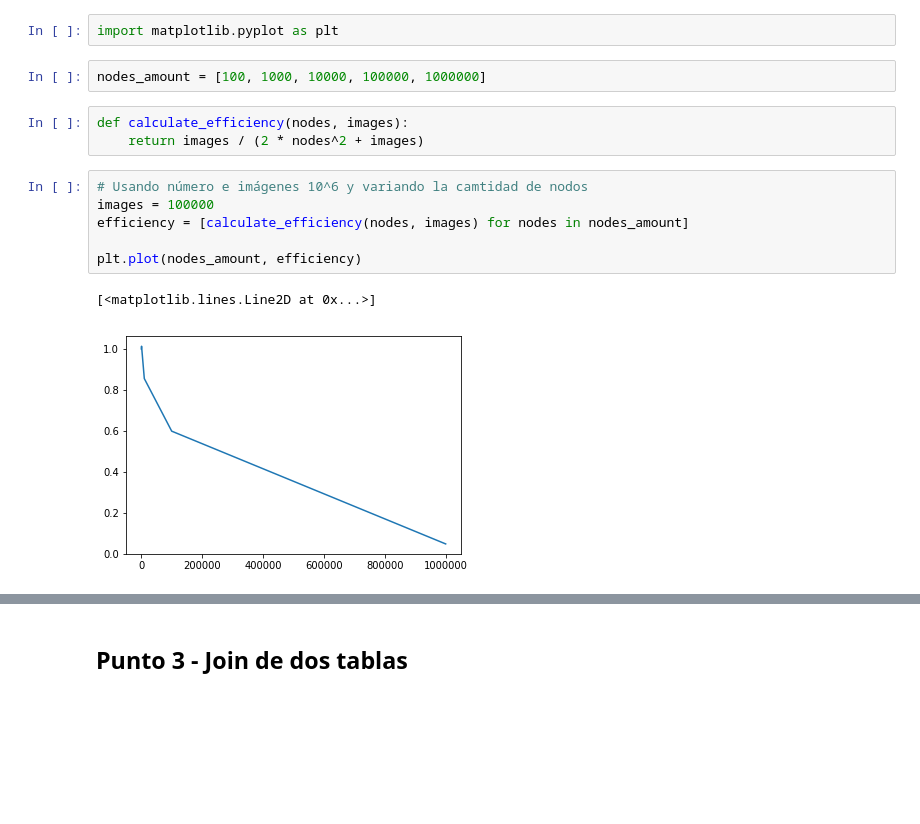
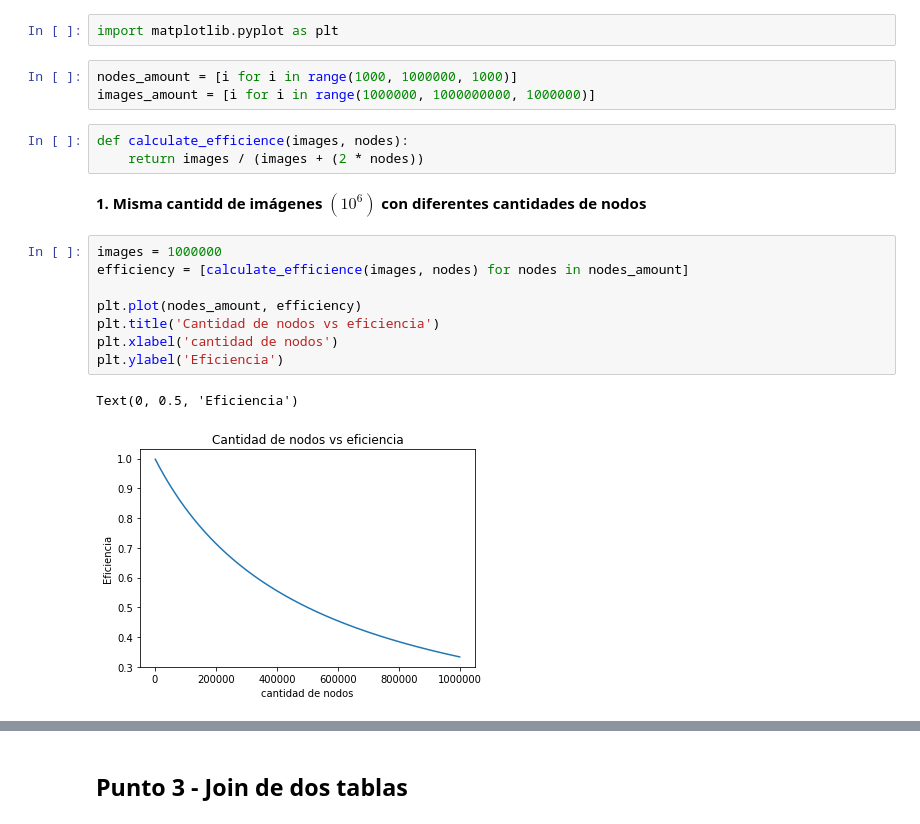
Before and after one commit to juanArias8/big-data-examples, a Jupyter notebook: taller1.ipynb, the cells around one changed output, grey strips where cells are left out. Saved outputs shown, nothing was run; the diff lists cells and outputs as text; blank space fills up the shorter version.

```diff
--- a/taller1.ipynb
+++ b/taller1.ipynb
@@ -92,16 +98,21 @@ eficiency
 # %%
 import matplotlib.pyplot as plt
-# %%
-nodes_amount = [100, 1000, 10000, 100000, 1000000]
+# %%
+nodes_amount = [i for i in range(1000, 1000000, 1000)]
+images_amount = [i for i in range(1000000, 1000000000, 1000000)]
 # %%
-def calculate_efficiency(nodes, images):
-    return images / (2 * nodes^2 + images)
+def calculate_efficience(images, nodes):
+    return images / (images + (2 * nodes))
-# %%
-# Usando número e imágenes 10^6 y variando la camtidad de nodos
-images = 100000
-efficiency = [calculate_efficiency(nodes, images) for nodes in nodes_amount]
-
-plt.plot(nodes_amount, efficiency)
-# %% [output]
-[<matplotlib.lines.Line2D at 0x...>]
-[figure, removed]
+# %% [markdown]
+**1. Misma cantidd de imágenes $(10^6)$ con diferentes cantidades de nodos**
+# %%
+images = 1000000
+efficiency = [calculate_efficience(images, nodes) for nodes in nodes_amount]
+
+plt.plot(nodes_amount, efficiency)
+plt.title('Cantidad de nodos vs eficiencia')
+plt.xlabel('cantidad de nodos')
+plt.ylabel('Eficiencia')
+# %% [output]
+Text(0, 0.5, 'Eficiencia')
+[figure, added]
```
Also changed, not shown: parts of 12 cells of this notebook, 1 other file.
